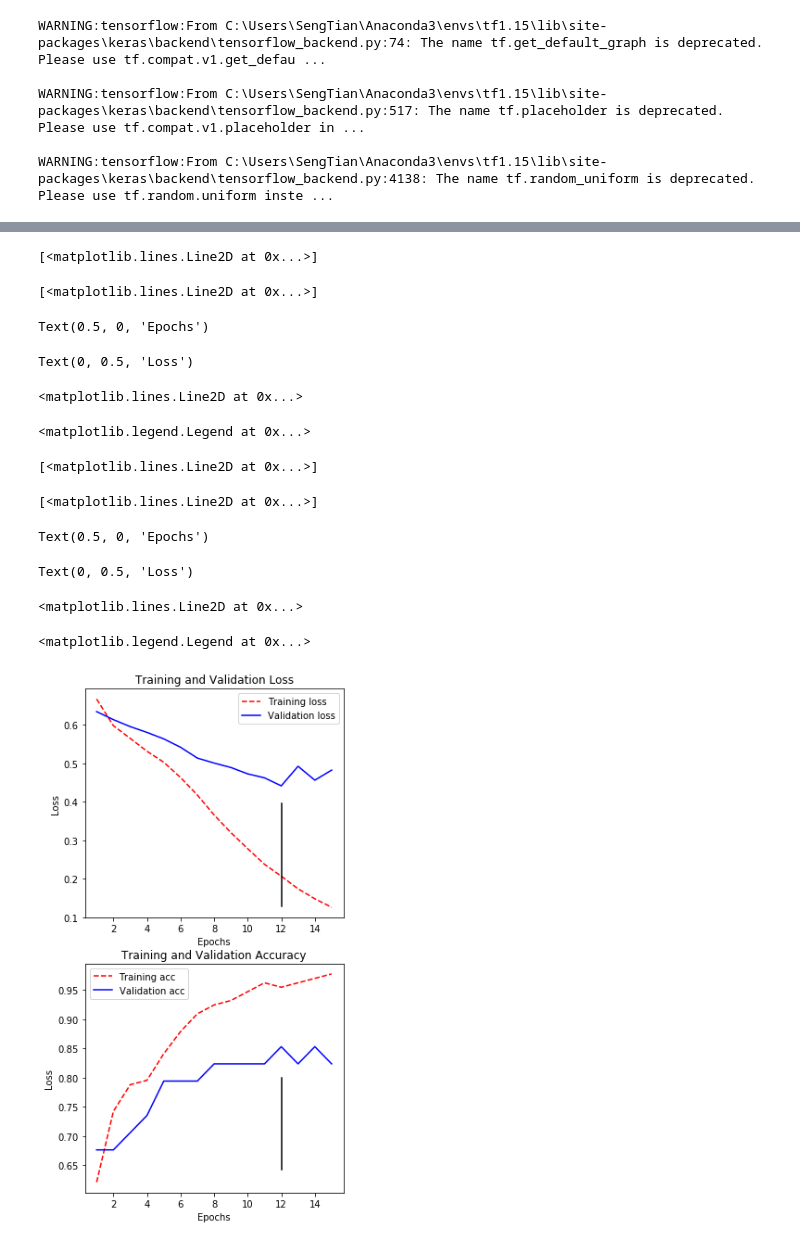
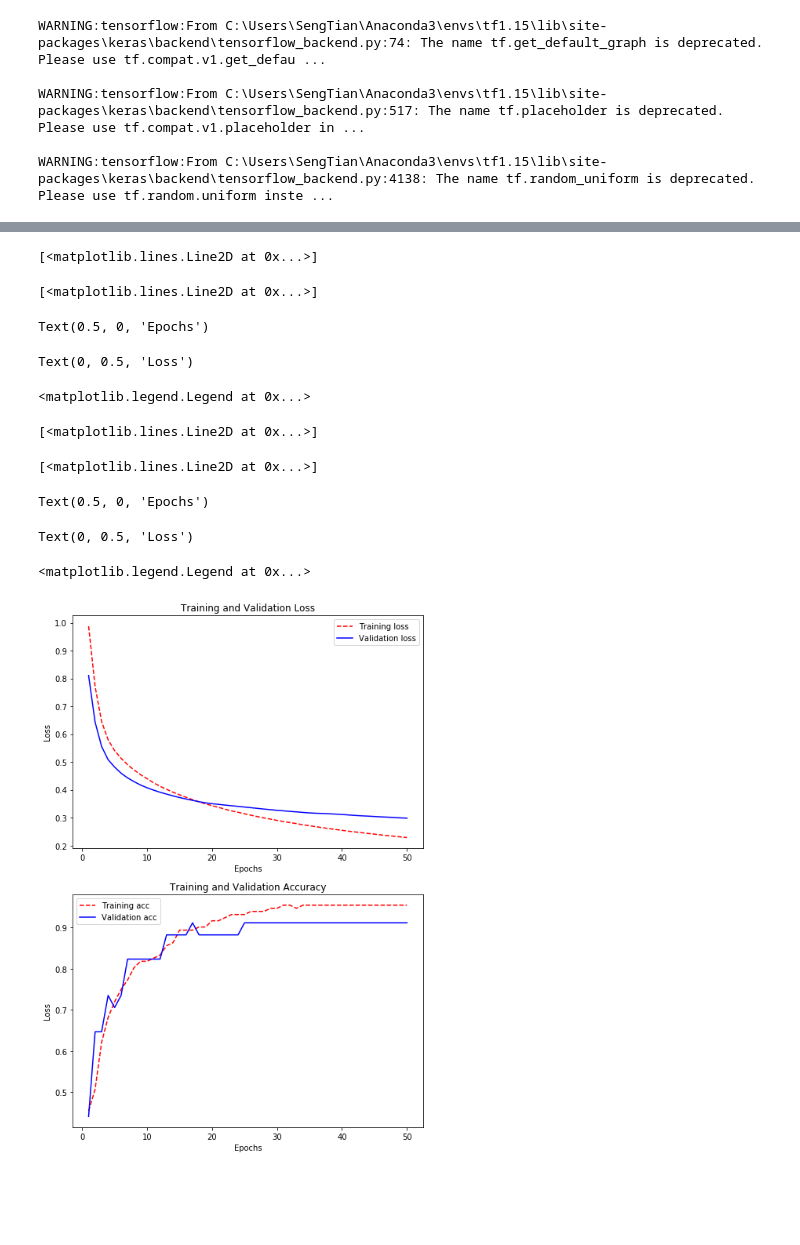
Before and after one commit to koayst/rp_deep_learning, a Jupyter notebook: Question_1/Question1_DLF.ipynb, the cells around one changed output, grey strips where cells are left out. Drawn from its saved outputs; the diff is of its cells as text; code cells hidden in the pictures; blank space fills up the shorter version.

```diff
--- a/Question_1/Question1_DLF.ipynb
+++ b/Question_1/Question1_DLF.ipynb
@@ -133,10 +138,7 @@ StandardScaler(copy=True, with_mean=True, with_std=True)
 # %%
 # build the Artifical Neuro Network
 network = models.Sequential()
-network.add(layers.Dense(49, activation='relu', input_shape=(60,)))
-network.add(layers.Dense(38, activation='relu'))
-network.add(layers.Dense(23, activation='relu'))
-network.add(layers.Dense(8, activation='relu'))
+network.add(layers.Dense(32, activation='relu', input_shape=(60,)))
 network.add(layers.Dense(1, activation='sigmoid'))
 # %% [output]
 WARNING:tensorflow:From C:\Users\SengTian\Anaconda3\envs\tf1.15\lib\site-packages\keras\backend\tensorflow_backend.py:74: The name tf.get_default_graph is deprecated. Please use tf.compat.v1.get_defau ...
@@ -147,7 +149,9 @@ WARNING:tensorflow:From C:\Users\SengTian\Anaconda3\envs\tf1.15\lib\site-package
 # %%
 network.summary()
 
-network.compile(optimizer='rmsprop', loss='binary_crossentropy', metrics=['accuracy'])
+# use stochastic gradient descent as optimizer
+sgd = SGD(lr = 0.01, momentum = 0.8, decay = 0.01, nesterov = True)
+network.compile(optimizer=sgd, loss='binary_crossentropy', metrics=['accuracy'])
 # %% [output]
 _________________________________________________________________
 Layer (type)                 Output Shape              Param #
@@ -167,7 +172,7 @@ WARNING:tensorflow:From C:\Users\SengTian\Anaconda3\envs\tf1.15\lib\site-package
 Instructions for updating:
 Use tf.where in 2.0, which has the same broadcast rule as np.where
 # %%
-history = network.fit(X_train, y_train, validation_split=0.2, epochs=15, batch_size=20, shuffle=True, verbose=1)
+history = network.fit(X_train, y_train, validation_split=0.2, epochs=50, batch_size=30, shuffle=True, verbose=1)
 
 print()
 test_loss, test_acc = network.evaluate(X_test, y_test)
@@ -204,40 +209,36 @@ val_acc_values = history_dict['val_acc']
 
 epochs = range(1, len(loss_values) + 1)
 # %%
-fig = plt.figure(figsize=(5,10))
+fig = plt.figure(figsize=(8,12))
 ax1 = fig.add_subplot(211)
 ax2 = fig.add_subplot(212)
 
 #draw a chart to show validation vs training losses
 ax1.plot(epochs, loss_values, 'r--', label='Training loss')
 ax1.plot(epochs, val_loss_values, 'b', label='Validation loss')
 ax1.title.set_text('Training and Validation Loss')
 ax1.set_xlabel('Epochs')
 ax1.set_ylabel('Loss')
-ax1.axvline(x=12, ymin=0.05, ymax=0.5, color='black')
 ax1.legend()
 
 # draw a chart to show validation vs training accuracy
 ax2.plot(epochs, acc_values, 'r--', label='Training acc')
 ax2.plot(epochs, val_acc_values, 'b', label='Validation acc')
 ax2.title.set_text('Training and Validation Accuracy')
 ax2.set_xlabel('Epochs')
 ax2.set_ylabel('Loss')
-ax2.axvline(x=12, ymin=0.1, ymax=0.5, color='black')
 ax2.legend()
 
 plt.show()
 # %% [output]
 [<matplotlib.lines.Line2D at 0x...>]
 [<matplotlib.lines.Line2D at 0x...>]
 Text(0.5, 0, 'Epochs')
 Text(0, 0.5, 'Loss')
-<matplotlib.lines.Line2D at 0x...>
+<matplotlib.legend.Legend at 0x...>
-<matplotlib.legend.Legend at 0x...>
+[<matplotlib.lines.Line2D at 0x...>]
 [<matplotlib.lines.Line2D at 0x...>]
-[<matplotlib.lines.Line2D at 0x...>]
+Text(0.5, 0, 'Epochs')
-Text(0.5, 0, 'Epochs')
+Text(0, 0.5, 'Loss')
-Text(0, 0.5, 'Loss')
+<matplotlib.legend.Legend at 0x...>
-<matplotlib.lines.Line2D at 0x...>
-<matplotlib.legend.Legend at 0x...>
-[figure, old version]
+[figure, new version]
```
Also changed, not shown: parts of 6 cells of this notebook, 1 other file.
